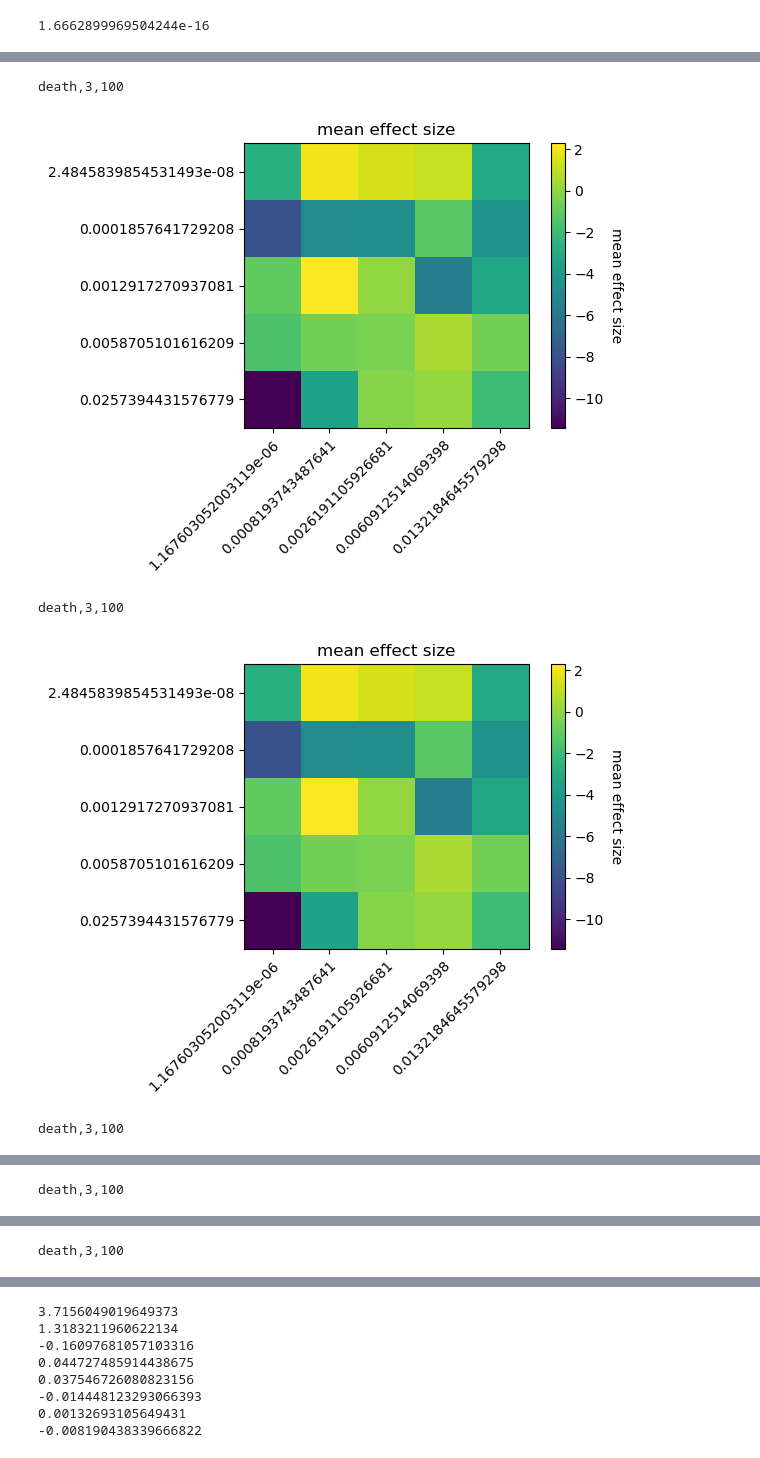
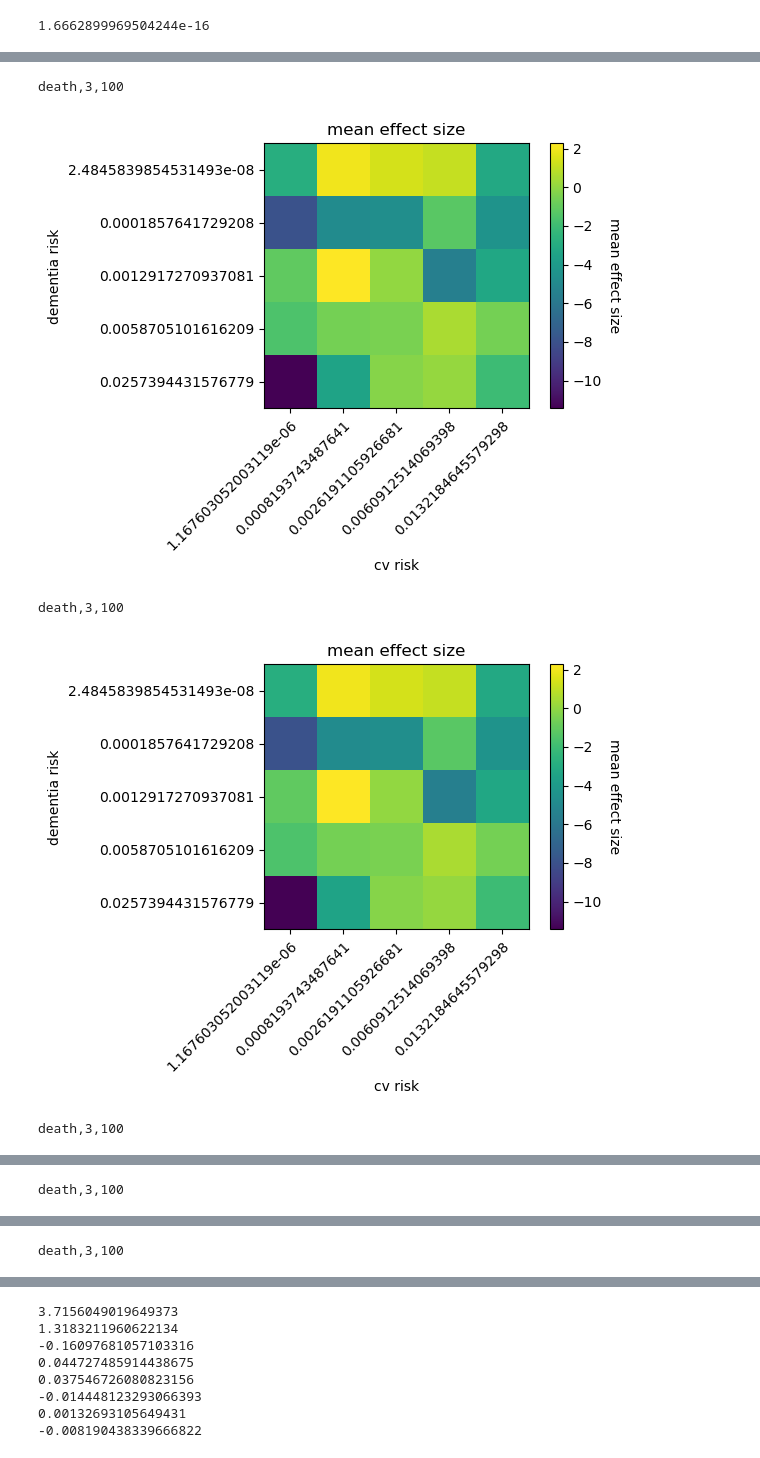
Before and after one commit to deligkaris/microsimNotebooks, a Jupyter notebook: preliminaryTrials100CvAllDementiaAll.ipynb, the cells around one changed output, grey strips where cells are left out. Drawn from its saved outputs; the diff is of its cells as text; code cells hidden in the pictures.

```diff
--- a/preliminaryTrials100CvAllDementiaAll.ipynb
+++ b/preliminaryTrials100CvAllDementiaAll.ipynb
@@ -71,6 +59,7 @@ results.loc[ (results["outcome"]==outcomes[0]) & (results["sampleSize"]==sampleS
 # %% [output]
 1.6662899969504244e-16
 # %%
+
 meanReg={}
 results["runMeanReg"]=np.nan
 for outcome in outcomes:
@@ -85,13 +74,14 @@ for outcome in outcomes:
                                  (results["duration"]==duration) ]
                     regs=dfForParameters["reg"]
                     meanReg[f"{outcome},{duration},{sampleSize}"][iCvRisk,iDementiaRisk]=regs.mean()
-                    regSum=0
-                    for iReg in range(len(regs)):
-                        regSum=regSum+regs.iloc[iReg]
-                        results.loc[ (results["outcome"]==outcome) & (results["sampleSize"]==sampleSize) &
-                                 (results["dementiaRisk"]==dementiaRisks[iDementiaRisk]) &
-                                 (results["cvRisk"]==cvRisks[iCvRisk]) &
-                                 (results["duration"]==duration) ]["runMeanReg"].iloc[iReg]=regSum/(iReg+1)
+                    # this takes forever, need to change the loop to something inherent from pandas
+                    #regSum=0
+                    #for iReg in range(len(regs)):
+                    #    regSum=regSum+regs.iloc[iReg]
+                    #    results.loc[ (results["outcome"]==outcome) & (results["sampleSize"]==sampleSize) &
+                    #             (results["dementiaRisk"]==dementiaRisks[iDementiaRisk]) &
+                    #            (results["cvRisk"]==cvRisks[iCvRisk]) &
+                    #             (results["duration"]==duration) ]["runMeanReg"].iloc[iReg]=regSum/(iReg+1)
 # %% [output]
 A value is trying to be set on a copy of a slice from a DataFrame.
 Try using .loc[row_indexer,col_indexer] = value instead
@@ -113,30 +100,30 @@ results.loc[ (results["outcome"]==outcomes[0]) & (results["sampleSize"]==sampleS
 # %%
-for outcome in [outcomes[0]]:
+for outcome in [outcomes[0]]:    #change to outcomes in order to see all heatmaps associated with all outcomes
     for duration in durations:
-        for sampleSize in [sampleSizes[0]]:
+        for sampleSize in [sampleSizes[0]]:  #change to sampleSizes to see heatmaps associated with all sample sizes
             print(f"{outcomes[0]},{durations[0]},{sampleSizes[0]}")
             dataForPlot=meanReg[f"{outcomes[0]},{durations[0]},{sampleSizes[0]}"]
             fig, ax = plt.subplots()
             im = ax.imshow(dataForPlot)
 
             # Show all ticks and label them with the respective list entries
             ax.set_xticks(np.arange(len(cvRisks)), labels=cvRisks)
             ax.set_yticks(np.arange(len(dementiaRisks)), labels=dementiaRisks)
-            ax.set(xlabel='cv risk, ylabel='dementia risk')
+            ax.set(xlabel='cv risk', ylabel='dementia risk')
 
             # Rotate the tick labels and set their alignment.
             plt.setp(ax.get_xticklabels(), rotation=45, ha="right",
             rotation_mode="anchor")
 
             cbar = ax.figure.colorbar(im, ax=ax)
             cbar.ax.set_ylabel("mean effect size", rotation=-90, va="bottom")
 
             ax.set_title("mean effect size")
             fig.tight_layout()
             plt.show()
 # %% [output]
 death,3,100
-[figure, old version]
+[figure, new version]
 death,3,100
-[figure, old version]
+[figure, new version]
 death,3,100
```
Also changed, not shown: parts of 7 cells of this notebook.
